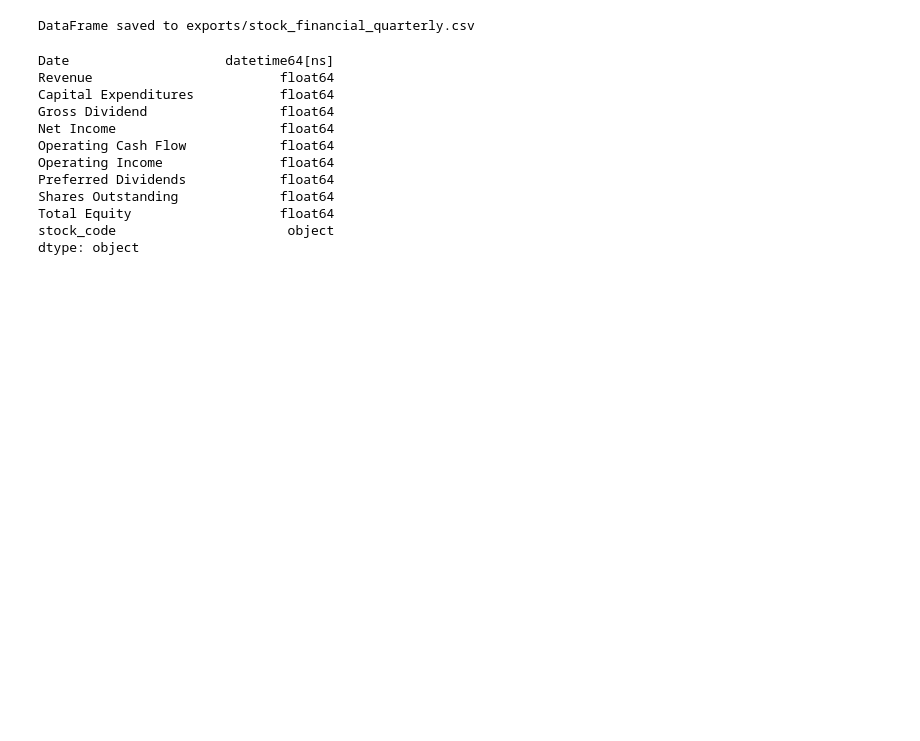
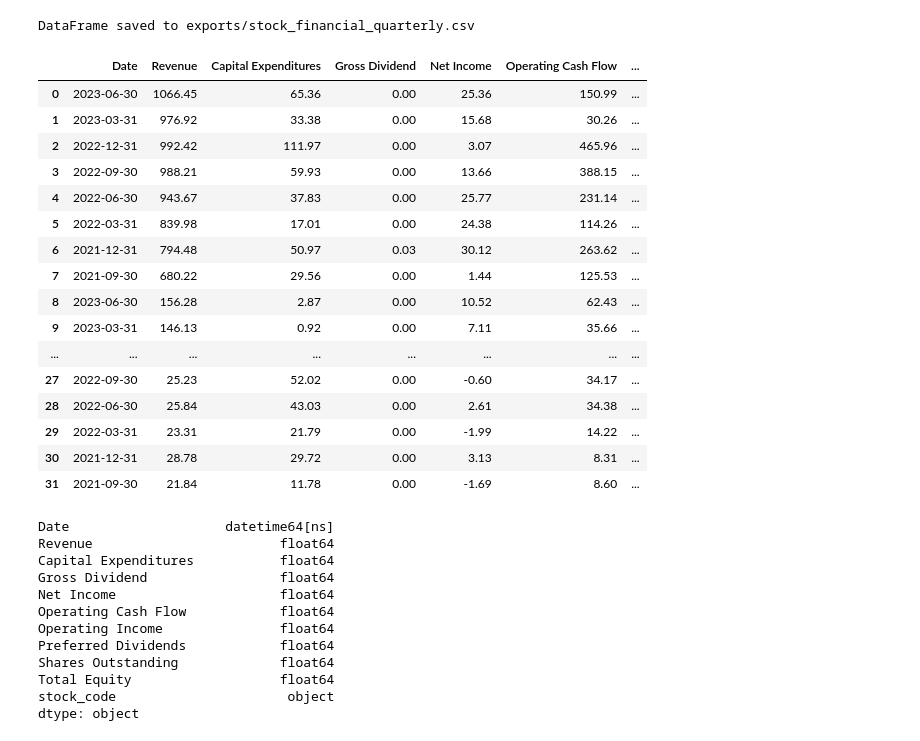
Before and after one commit to aidan-swin/Stock-Investment-Strategy, a Jupyter notebook: website/5_Div_Foundation_Analysis_PartIII.ipynb, the cells around one changed output. Drawn from its saved outputs; the diff is of its cells as text; code cells hidden in the pictures; blank space fills up the shorter version.

```diff
--- a/website/5_Div_Foundation_Analysis_PartII.ipynb
+++ b/website/5_Div_Foundation_Analysis_PartIII.ipynb
@@ -257,6 +257,30 @@ results_df.to_csv(csv_file_path, index=False)  # Set index=False to exclude the
 print(f"DataFrame saved to {csv_file_path}")
 # %% [output]
 DataFrame saved to exports/stock_financial_quarterly.csv
+# %%
+results_df = pd.read_csv('exports/stock_financial_quarterly.csv')
+results_df['stock_code'] = results_df['stock_code'].astype(str)
+results_df['Date'] = pd.to_datetime(results_df['Date'])
+results_df['Capital Expenditures'] = results_df['Capital Expenditures'].abs()
+results_df
+# %% [output]
+|  | Date | Revenue | Capital Expenditures | Gross Dividend | Net Income | Operating Cash Flow | ... |
+| 0 | 2023-06-30 | 1066.45 | 65.36 | 0.00 | 25.36 | 150.99 | ... |
+| 1 | 2023-03-31 | 976.92 | 33.38 | 0.00 | 15.68 | 30.26 | ... |
+| 2 | 2022-12-31 | 992.42 | 111.97 | 0.00 | 3.07 | 465.96 | ... |
+| 3 | 2022-09-30 | 988.21 | 59.93 | 0.00 | 13.66 | 388.15 | ... |
+| 4 | 2022-06-30 | 943.67 | 37.83 | 0.00 | 25.77 | 231.14 | ... |
+| 5 | 2022-03-31 | 839.98 | 17.01 | 0.00 | 24.38 | 114.26 | ... |
+| 6 | 2021-12-31 | 794.48 | 50.97 | 0.03 | 30.12 | 263.62 | ... |
+| 7 | 2021-09-30 | 680.22 | 29.56 | 0.00 | 1.44 | 125.53 | ... |
+| 8 | 2023-06-30 | 156.28 | 2.87 | 0.00 | 10.52 | 62.43 | ... |
+| 9 | 2023-03-31 | 146.13 | 0.92 | 0.00 | 7.11 | 35.66 | ... |
+| ... | ... | ... | ... | ... | ... | ... | ... |
+| 27 | 2022-09-30 | 25.23 | 52.02 | 0.00 | -0.60 | 34.17 | ... |
+| 28 | 2022-06-30 | 25.84 | 43.03 | 0.00 | 2.61 | 34.38 | ... |
+| 29 | 2022-03-31 | 23.31 | 21.79 | 0.00 | -1.99 | 14.22 | ... |
+| 30 | 2021-12-31 | 28.78 | 29.72 | 0.00 | 3.13 | 8.31 | ... |
+| 31 | 2021-09-30 | 21.84 | 11.78 | 0.00 | -1.69 | 8.60 | ... |
 # %%
 results_df
 print(results_df.dtypes)
```
Also changed, not shown: parts of 5 cells of this notebook, 1 other file.
